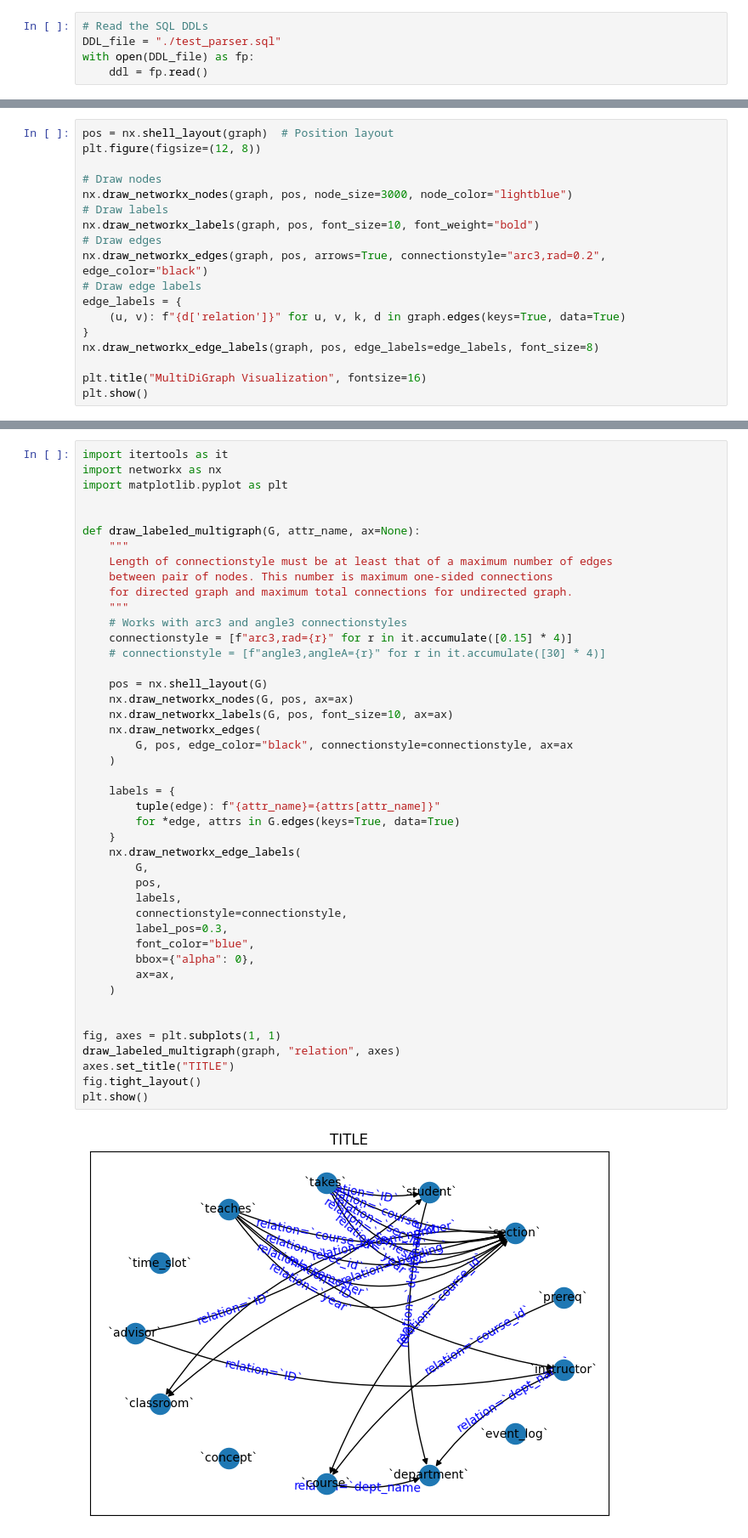
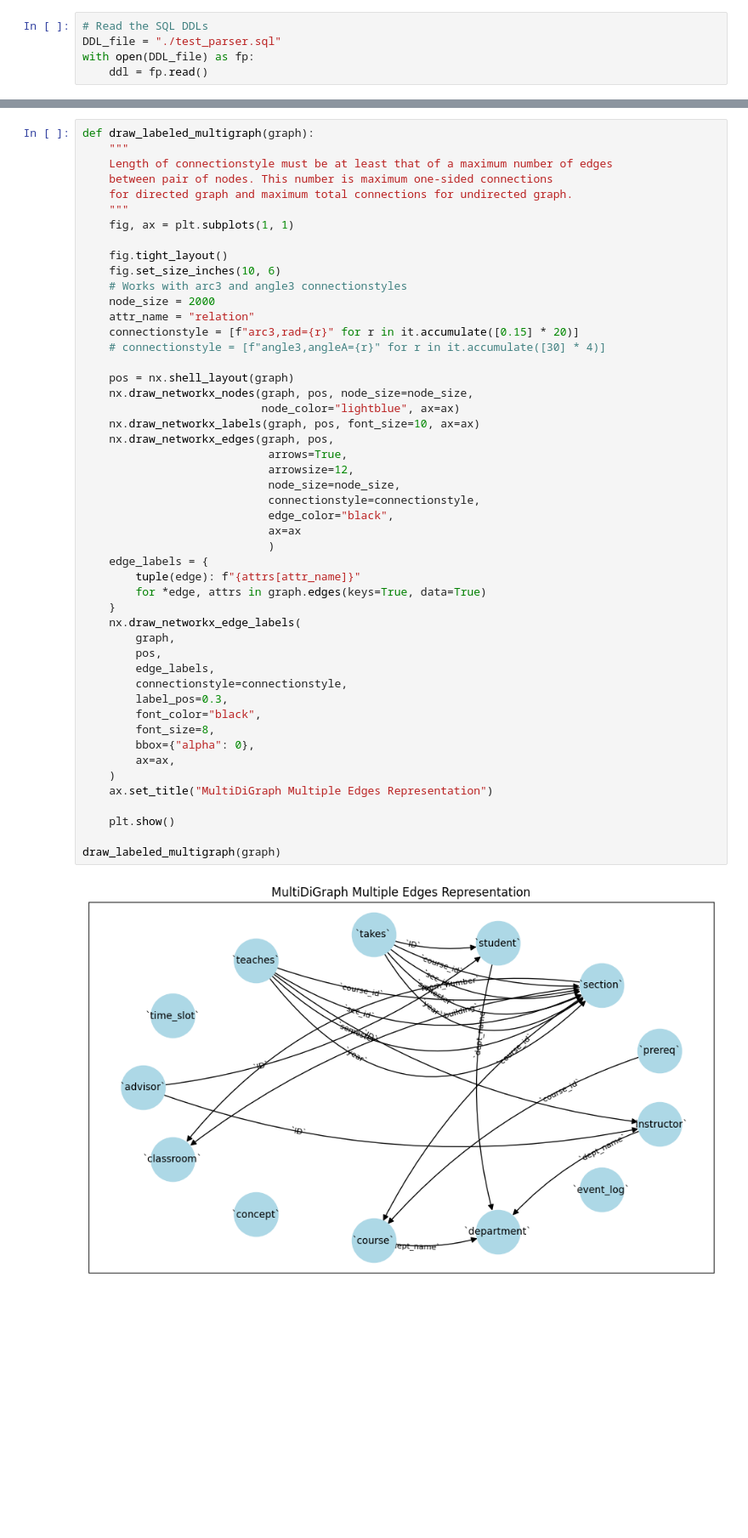
Before and after one commit to DevashishX/OCELlama, a Jupyter notebook: sqlnoder.ipynb, the cells around one changed output, grey strips where cells are left out. Shown: that part at 85% size. Saved outputs shown, nothing was run; the diff lists cells and outputs as text; blank space fills up the shorter version.

Commit message:
feat: Add Netowrkx Graph displays

```diff
--- a/sqlnoder.ipynb
+++ b/sqlnoder.ipynb
@@ -120,21 +106,3 @@ plt.show()
 NodeView(('`advisor`', '`classroom`', '`concept`', '`course`', '`department`', '`event_log`', '`instructor`', '`prereq`', '`section`', '`student`', '`takes`', '`teaches`', '`time_slot`'))
 OutMultiEdgeView([('`advisor`', '`instructor`', '`ID`'), ('`advisor`', '`student`', '`ID`'), ('`course`', '`department`', '`dept_name`'), ('`instructor`', '`department`', '`dept_name`'), ('`prereq`',  ...
 [figure]
-# %%
-pos = nx.shell_layout(graph)  # Position layout
-plt.figure(figsize=(12, 8))
-
-# Draw nodes
-nx.draw_networkx_nodes(graph, pos, node_size=3000, node_color="lightblue")
-# Draw labels
-nx.draw_networkx_labels(graph, pos, font_size=10, font_weight="bold")
-# Draw edges
-nx.draw_networkx_edges(graph, pos, arrows=True, connectionstyle="arc3,rad=0.2", edge_color="black")
-# Draw edge labels
-edge_labels = {
-    (u, v): f"{d['relation']}" for u, v, k, d in graph.edges(keys=True, data=True)
-}
-nx.draw_networkx_edge_labels(graph, pos, edge_labels=edge_labels, font_size=8)
-
-plt.title("MultiDiGraph Visualization", fontsize=16)
-plt.show()
@@ -143,46 +109,51 @@ plt.show()
 # %%
-import itertools as it
-import networkx as nx
-import matplotlib.pyplot as plt
-
-
-def draw_labeled_multigraph(G, attr_name, ax=None):
+def draw_labeled_multigraph(graph):
     """
     Length of connectionstyle must be at least that of a maximum number of edges
     between pair of nodes. This number is maximum one-sided connections
     for directed graph and maximum total connections for undirected graph.
     """
+    fig, ax = plt.subplots(1, 1)
+
+    fig.tight_layout()
+    fig.set_size_inches(10, 6)
     # Works with arc3 and angle3 connectionstyles
-    connectionstyle = [f"arc3,rad={r}" for r in it.accumulate([0.15] * 4)]
+    node_size = 2000
+    attr_name = "relation"
+    connectionstyle = [f"arc3,rad={r}" for r in it.accumulate([0.15] * 20)]
     # connectionstyle = [f"angle3,angleA={r}" for r in it.accumulate([30] * 4)]
 
-    pos = nx.shell_layout(G)
-    nx.draw_networkx_nodes(G, pos, ax=ax)
-    nx.draw_networkx_labels(G, pos, font_size=10, ax=ax)
-    nx.draw_networkx_edges(
-        G, pos, edge_color="black", connectionstyle=connectionstyle, ax=ax
-    )
-
-    labels = {
-        tuple(edge): f"{attr_name}={attrs[attr_name]}"
-        for *edge, attrs in G.edges(keys=True, data=True)
+    pos = nx.shell_layout(graph)
+    nx.draw_networkx_nodes(graph, pos, node_size=node_size,
+                           node_color="lightblue", ax=ax)
+    nx.draw_networkx_labels(graph, pos, font_size=10, ax=ax)
+    nx.draw_networkx_edges(graph, pos,
+                            arrows=True,
+                            arrowsize=12,
+                            node_size=node_size,
+                            connectionstyle=connectionstyle,
+                            edge_color="black",
+                            ax=ax
+                            )
+    edge_labels = {
+        tuple(edge): f"{attrs[attr_name]}"
+        for *edge, attrs in graph.edges(keys=True, data=True)
     }
     nx.draw_networkx_edge_labels(
-        G,
+        graph,
         pos,
-        labels,
+        edge_labels,
         connectionstyle=connectionstyle,
         label_pos=0.3,
-        font_color="blue",
+        font_color="black",
+        font_size=8,
         bbox={"alpha": 0},
         ax=ax,
     )
+    ax.set_title("MultiDiGraph Multiple Edges Representation")
 
+    plt.show()
 
-fig, axes = plt.subplots(1, 1)
-draw_labeled_multigraph(graph, "relation", axes)
-axes.set_title("TITLE")
-fig.tight_layout()
-plt.show()
+draw_labeled_multigraph(graph)
 # %% [output]
-[figure, old version]
+[figure, new version]
```
Also changed, not shown: parts of 5 cells of this notebook.
